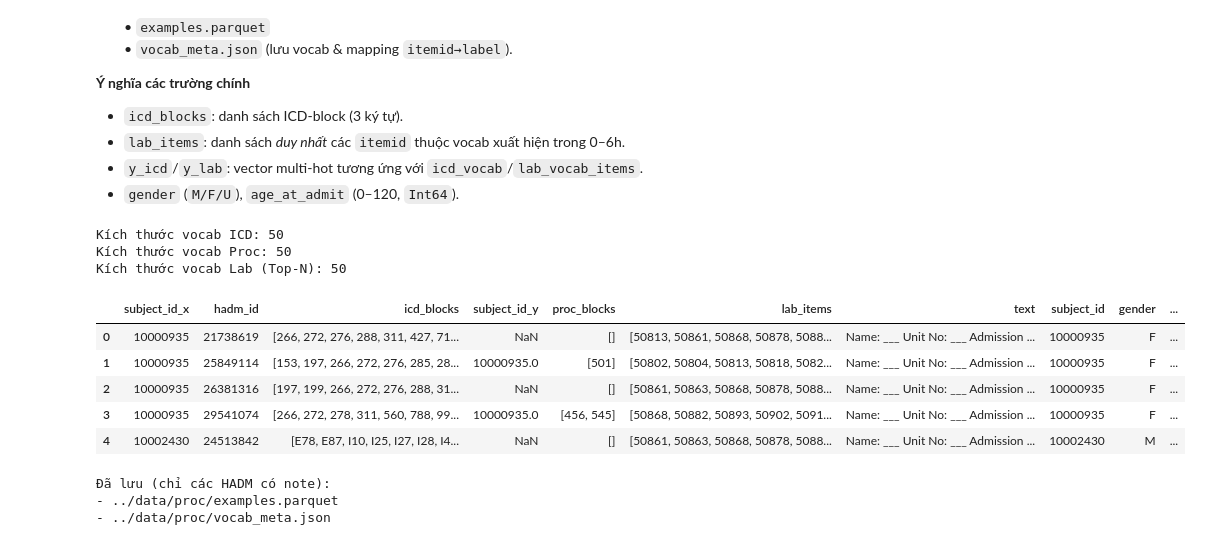
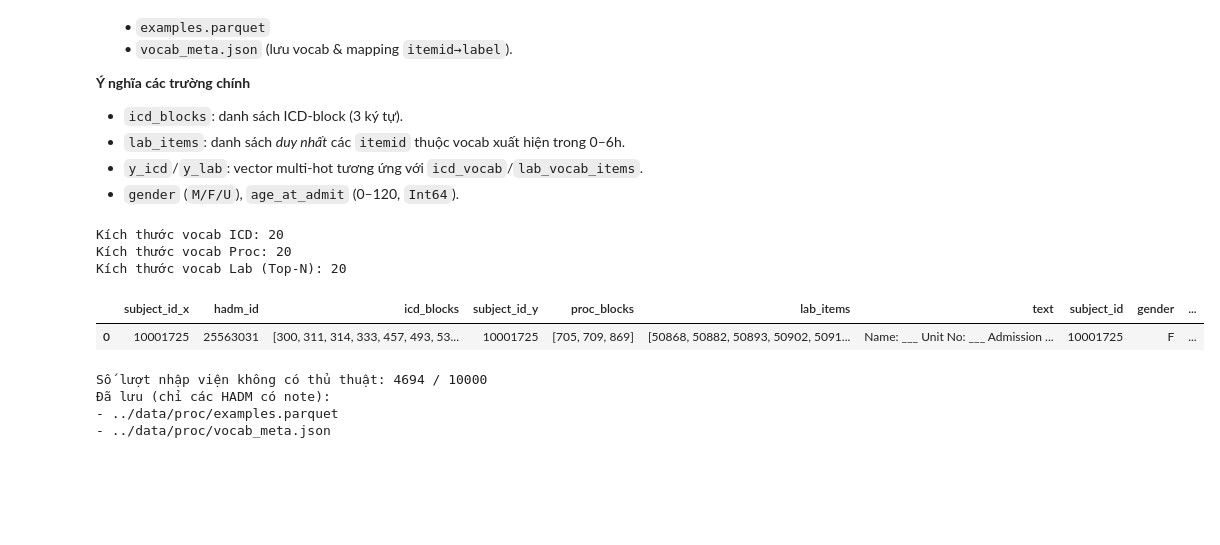
Before and after one commit to iamKhang/revita-sympdiag, a Jupyter notebook: notebooks/01_data_preprocessing_mimiciv.ipynb, the cells around one changed output. Cells and saved outputs as stored; diff of their text form; code cells hidden in the pictures; blank space fills up the shorter version.

```diff
--- a/notebooks/01_data_preprocessing_mimiciv.ipynb
+++ b/notebooks/01_data_preprocessing_mimiciv.ipynb
@@ -35,9 +35,10 @@ BALANCE_BY_SUBJECT = True
 CHUNKSIZE_DEFAULT = 500_000  # đọc file lớn theo chunk
 
 # ====== Giới hạn vocab / feature ======
-TOP_LABS = 50              # số lượng lab phổ biến (toàn kỳ)
-TOP_ICD = 50               # số lượng ICD-block phổ biến (toàn kỳ)
-TOP_PROCS = 50             # số lượng thủ thuật phổ biến (toàn kỳ)
+TOP_LABS = 20              # số lượng lab phổ biến (toàn kỳ)
+TOP_ICD = 20               # số lượng ICD-block phổ biến (toàn kỳ)
+TOP_PROCS = 20             # số lượng thủ thuật phổ biến (toàn kỳ)
+COHORT_MODE = "full"   # "note" hoặc "full"
 
 # ====== Dò đường dẫn dữ liệu ======
 CANDIDATES = [Path("data"), Path("../data"), Path("../../data")]
@@ -877,44 +896,45 @@ itemid_to_label = dict(zip(lab_vocab_df["itemid"].astype(int), lab_vocab_df["lab
 print("Kích thước vocab ICD:", len(icd_vocab))
 print("Kích thước vocab Proc:", len(proc_vocab))
 print("Kích thước vocab Lab (Top-N):", len(lab_vocab_items))
-display(df.head())
+display(df.head(1))
+# Đếm số lượt nhập viện có toàn bộ y_proc = 0
+n_no_proc = (df["y_proc"].apply(lambda a: np.sum(a) == 0)).sum()
+print("Số lượt nhập viện không có thủ thuật:", n_no_proc, "/", len(df))
+
 
 # 5.6 Lưu ra đĩa
 PROC_DIR.mkdir(parents=True, exist_ok=True)
 
 out_examples = PROC_DIR / "examples.parquet"
 df_out = df[[
     "hadm_id", "subject_id", "gender", "age_at_admit",
     "text", "icd_blocks", "proc_blocks", "lab_items",
     "y_icd", "y_proc", "y_lab"
 ]].copy()
 df_out.to_parquet(out_examples, index=False)
 
 out_vocab = PROC_DIR / "vocab_meta.json"
 with open(out_vocab, "w") as f:
     json.dump({
         "icd_vocab": icd_vocab,
         "n_icd": len(icd_vocab),
         "proc_vocab": proc_vocab,
         "n_proc": len(proc_vocab),
         "lab_vocab_items": lab_vocab_items,
         "n_lab": len(lab_vocab_items),
         "itemid_to_label": {int(k): str(v) for k, v in itemid_to_label.items()}
     }, f, indent=2)
 
 print("Đã lưu (chỉ các HADM có note):")
 print("-", out_examples)
 print("-", out_vocab)
 # %% [output]
-Kích thước vocab ICD: 50
-Kích thước vocab Proc: 50
-Kích thước vocab Lab (Top-N): 50
+Kích thước vocab ICD: 20
+Kích thước vocab Proc: 20
+Kích thước vocab Lab (Top-N): 20
 |  | subject_id_x | hadm_id | icd_blocks | subject_id_y | proc_blocks | lab_items | text | subject_id | gender | ... |
-| 0 | 10000935 | 21738619 | [266, 272, 276, 288, 311, 427, 71... | NaN | [] | [50813, 50861, 50868, 50878, 5088... | Name: ___ Unit No: ___ Admission ... | 10000935 | F | ... |
-| 1 | 10000935 | 25849114 | [153, 197, 266, 272, 276, 285, 28... | 10000935.0 | [501] | [50802, 50804, 50813, 50818, 5082... | Name: ___ Unit No: ___ Admission ... | 10000935 | F | ... |
-| 2 | 10000935 | 26381316 | [197, 199, 266, 272, 276, 288, 31... | NaN | [] | [50861, 50863, 50868, 50878, 5088... | Name: ___ Unit No: ___ Admission ... | 10000935 | F | ... |
-| 3 | 10000935 | 29541074 | [266, 272, 278, 311, 560, 788, 99... | 10000935.0 | [456, 545] | [50868, 50882, 50893, 50902, 5091... | Name: ___ Unit No: ___ Admission ... | 10000935 | F | ... |
-| 4 | 10002430 | 24513842 | [E78, E87, I10, I25, I27, I28, I4... | NaN | [] | [50861, 50863, 50868, 50878, 5088... | Name: ___ Unit No: ___ Admission ... | 10002430 | M | ... |
+| 0 | 10001725 | 25563031 | [300, 311, 314, 333, 457, 493, 53... | 10001725 | [705, 709, 869] | [50868, 50882, 50893, 50902, 5091... | Name: ___ Unit No: ___ Admission ... | 10001725 | F | ... |
+Số lượt nhập viện không có thủ thuật: 4694 / 10000
 Đã lưu (chỉ các HADM có note):
 - ../data/proc/examples.parquet
 - ../data/proc/vocab_meta.json
```
Also changed, not shown: parts of 7 cells of this notebook, 2 other files.
